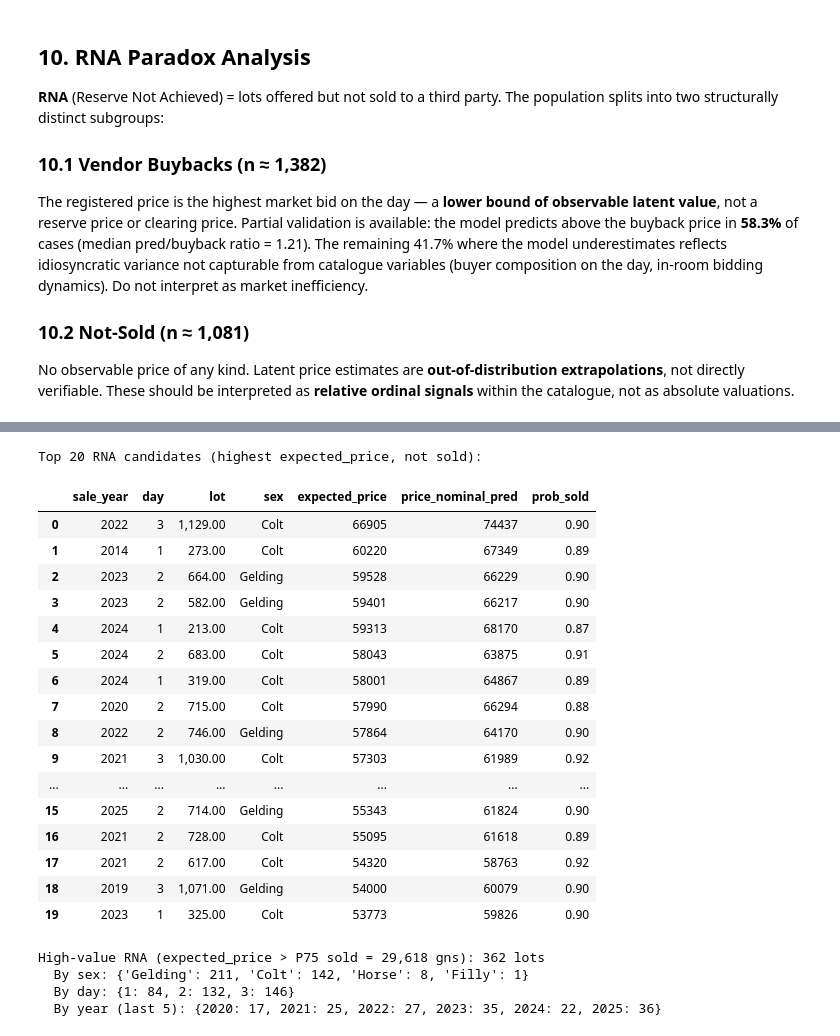
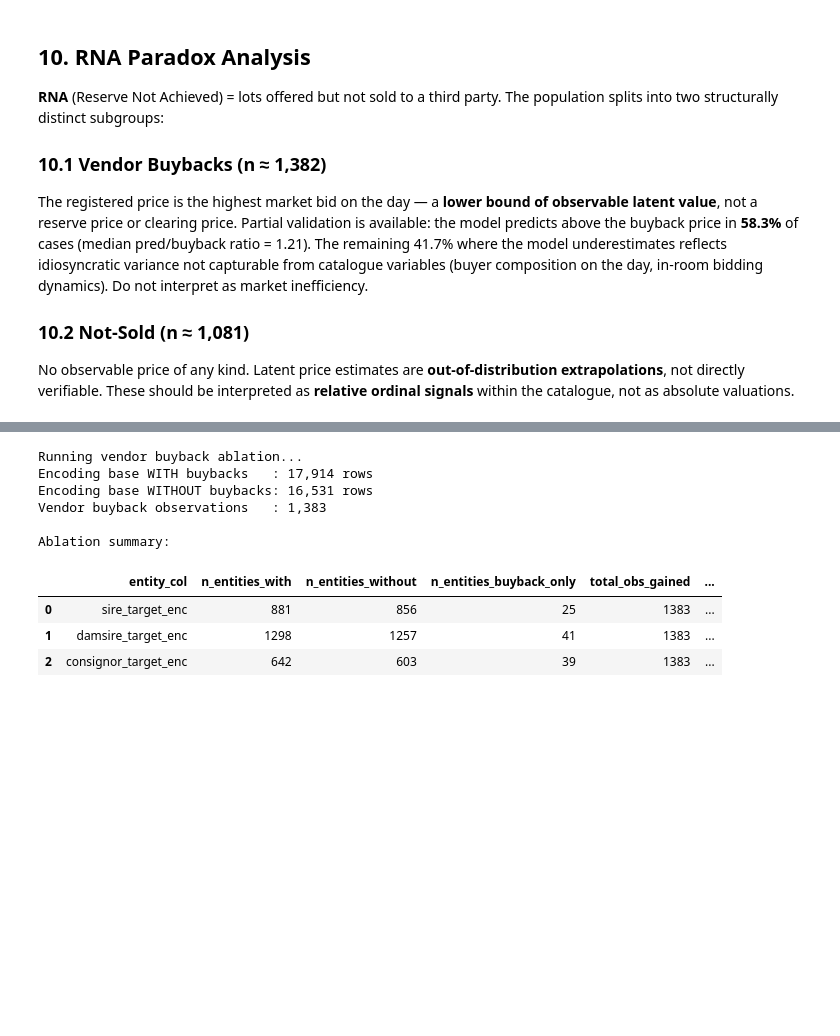
Before and after one commit to carroyo03/tfm-tattersalls, a Jupyter notebook: notebooks/05_Model_Audit.ipynb, the cells around one changed output, grey strips where cells are left out. Cells and saved outputs as stored; diff of their text form; code cells hidden in the pictures; blank space fills up the shorter version.

```diff
--- a/notebooks/05_Model_Audit.ipynb
+++ b/notebooks/05_Model_Audit.ipynb
@@ -967,46 +858,20 @@ Permutation test (sold vs RNA expected_price medians):
-# %%
-# ── Top RNA candidates across all years ─────────────────────────────────────
-top_rna = (
-    not_sold
-    .sort_values("expected_price", ascending=False)
-    .head(20)
-    [["sale_year", "day", "lot", "sex", "expected_price", "price_nominal_pred", "prob_sold"]]
-    .reset_index(drop=True)
-)
-top_rna["expected_price"] = top_rna["expected_price"].round(0).astype(int)
-top_rna["price_nominal_pred"] = top_rna["price_nominal_pred"].round(0).astype(int)
-top_rna["prob_sold"] = top_rna["prob_sold"].round(3)
-
-print("Top 20 RNA candidates (highest expected_price, not sold):")
-display(top_rna)
-
-# ── RNA candidate profile: expected_price > P75 of sold ─────────────────────
-sold_p75 = sold["expected_price"].quantile(0.75)
-top_rna_all = not_sold[not_sold["expected_price"] > sold_p75]
-print(f"\nHigh-value RNA (expected_price > P75 sold = {sold_p75:,.0f} gns): {len(top_rna_all):,} lots")
-print(f"  By sex: {top_rna_all['sex'].value_counts().to_dict()}")
-print(f"  By day: {top_rna_all['day'].value_counts().sort_index().to_dict()}")
-print(f"  By year (last 5): {top_rna_all[top_rna_all.sale_year >= 2020]['sale_year'].value_counts().sort_index().to_dict()}")
-# %% [output]
-Top 20 RNA candidates (highest expected_price, not sold):
-|  | sale_year | day | lot | sex | expected_price | price_nominal_pred | prob_sold |
-| 0 | 2022 | 3 | 1,129.00 | Colt | 66905 | 74437 | 0.90 |
-| 1 | 2014 | 1 | 273.00 | Colt | 60220 | 67349 | 0.89 |
-| 2 | 2023 | 2 | 664.00 | Gelding | 59528 | 66229 | 0.90 |
-| 3 | 2023 | 2 | 582.00 | Gelding | 59401 | 66217 | 0.90 |
-| 4 | 2024 | 1 | 213.00 | Colt | 59313 | 68170 | 0.87 |
-| 5 | 2024 | 2 | 683.00 | Colt | 58043 | 63875 | 0.91 |
-| 6 | 2024 | 1 | 319.00 | Colt | 58001 | 64867 | 0.89 |
-| 7 | 2020 | 2 | 715.00 | Colt | 57990 | 66294 | 0.88 |
-| 8 | 2022 | 2 | 746.00 | Gelding | 57864 | 64170 | 0.90 |
-| 9 | 2021 | 3 | 1,030.00 | Colt | 57303 | 61989 | 0.92 |
-| ... | ... | ... | ... | ... | ... | ... | ... |
-| 15 | 2025 | 2 | 714.00 | Gelding | 55343 | 61824 | 0.90 |
-| 16 | 2021 | 2 | 728.00 | Colt | 55095 | 61618 | 0.89 |
-| 17 | 2021 | 2 | 617.00 | Colt | 54320 | 58763 | 0.92 |
-| 18 | 2019 | 3 | 1,071.00 | Gelding | 54000 | 60079 | 0.90 |
-| 19 | 2023 | 1 | 325.00 | Colt | 53773 | 59826 | 0.90 |
-High-value RNA (expected_price > P75 sold = 29,618 gns): 362 lots
-  By sex: {'Gelding': 211, 'Colt': 142, 'Horse': 8, 'Filly': 1}
-  By day: {1: 84, 2: 132, 3: 146}
-  By year (last 5): {2020: 17, 2021: 25, 2022: 27, 2023: 35, 2024: 22, 2025: 36}
+# %%
+# ── Ablation: vendor buybacks in target encoding ────────────────────────
+# Quantifies how much M-estimate encodings shift when vendor buybacks
+# are included vs. excluded from the encoding base. Outputs CSVs + figure
+# to outputs/analyses/ and outputs/figures/audit/.
+print("Running vendor buyback ablation...")
+ablation_results = run_ablation()
+print("\nAblation summary:")
+display(ablation_results["summary"])
+# %% [output]
+Running vendor buyback ablation...
+Encoding base WITH buybacks   : 17,914 rows
+Encoding base WITHOUT buybacks: 16,531 rows
+Vendor buyback observations   : 1,383
+
+Ablation summary:
+|  | entity_col | n_entities_with | n_entities_without | n_entities_buyback_only | total_obs_gained | ... |
+| 0 | sire_target_enc | 881 | 856 | 25 | 1383 | ... |
+| 1 | damsire_target_enc | 1298 | 1257 | 41 | 1383 | ... |
+| 2 | consignor_target_enc | 642 | 603 | 39 | 1383 | ... |
```
Also changed, not shown: parts of 22 cells of this notebook, 9 other files.
